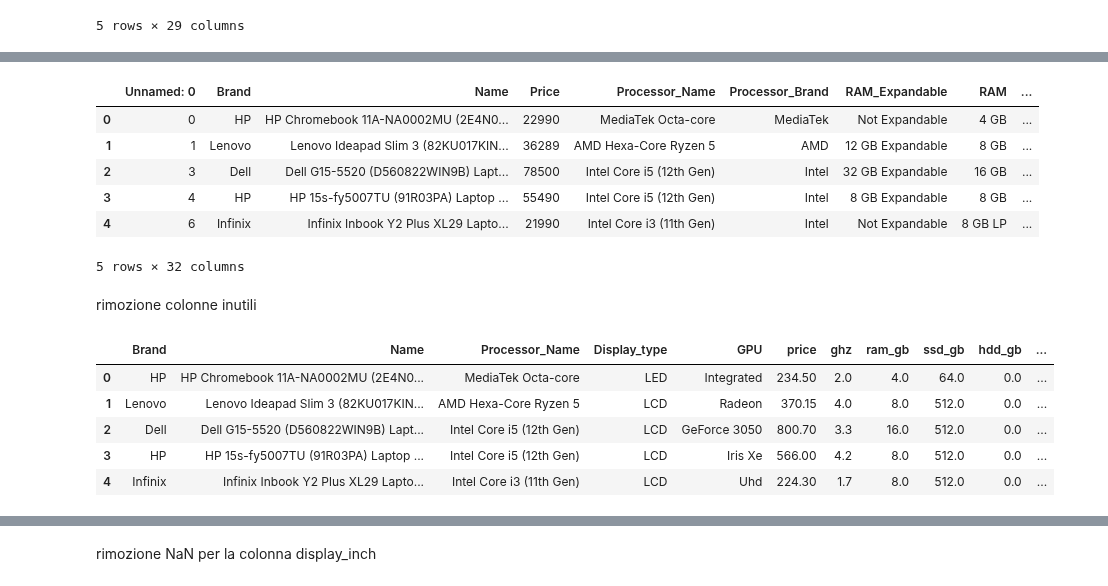
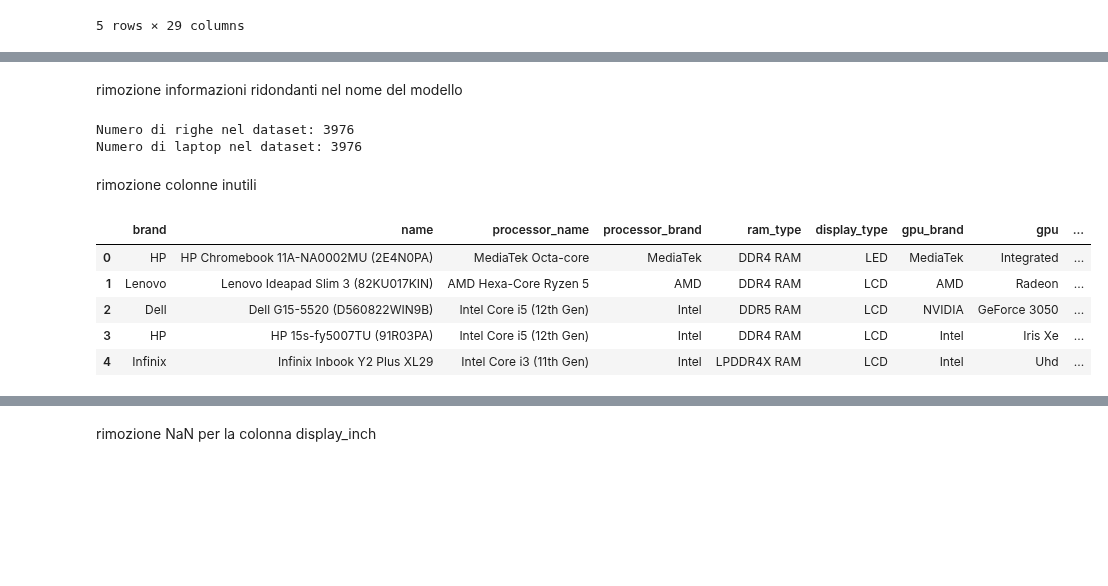
Before and after one commit to AlessandroPieragostini/Data-Science, a Jupyter notebook: Chatbot/dataset/dataset_etl.ipynb, the cells around one changed output, grey strips where cells are left out. Saved outputs shown, nothing was run; the diff lists cells and outputs as text; code cells hidden in the pictures; blank space fills up the shorter version.

Commit message:
fix etl chatbot - rimozione info aggiuntive nel nome - uniformati i nomi delle colonne - inserimento -1 al posto dei NaN in Battery_Life

```diff
--- a/Chatbot/dataset/dataset_etl.ipynb
+++ b/Chatbot/dataset/dataset_etl.ipynb
@@ -44,3 +54,5 @@ dtype: int64
+# %%
+df['Battery_Life'] = df['Battery_Life'].fillna(-1)
 # %% [markdown]
 rimozione NaN per la colonna GPU
 # %%
@@ -285,31 +295,38 @@ standardizzazione nel caso ci fossero stesse categorie ma con maiuscole o minusc
-# %%
-df['processor_brand'] = df['Processor_Brand'].str.lower()
-df['gpu_brand']       = df['GPU_Brand'].str.lower()
-df['ram_type']        = df['RAM_TYPE'].str.upper()
-
-df.head()
-# %% [output]
-|  | Unnamed: 0 | Brand | Name | Price | Processor_Name | Processor_Brand | RAM_Expandable | RAM | ... |
-| 0 | 0 | HP | HP Chromebook 11A-NA0002MU (2E4N0... | 22990 | MediaTek Octa-core | MediaTek | Not Expandable | 4 GB | ... |
-| 1 | 1 | Lenovo | Lenovo Ideapad Slim 3 (82KU017KIN... | 36289 | AMD Hexa-Core Ryzen 5 | AMD | 12 GB Expandable | 8 GB | ... |
-| 2 | 3 | Dell | Dell G15-5520 (D560822WIN9B) Lapt... | 78500 | Intel Core i5 (12th Gen) | Intel | 32 GB Expandable | 16 GB | ... |
-| 3 | 4 | HP | HP 15s-fy5007TU (91R03PA) Laptop ... | 55490 | Intel Core i5 (12th Gen) | Intel | 8 GB Expandable | 8 GB | ... |
-| 4 | 6 | Infinix | Infinix Inbook Y2 Plus XL29 Lapto... | 21990 | Intel Core i3 (11th Gen) | Intel | Not Expandable | 8 GB LP | ... |
-5 rows × 32 columns
+# %% [markdown]
+rimozione informazioni ridondanti nel nome del modello
+# %%
+num_righe = df.shape[0]
+print(f"Numero di righe nel dataset: {num_righe}")
+
+count_laptop = df['Name'].str.contains('Laptop', case=False, na=False).sum()
+print(f"Numero di laptop nel dataset: {count_laptop}")
+# %% [output]
+Numero di righe nel dataset: 3976
+Numero di laptop nel dataset: 3976
+# %%
+df['Name'] = df['Name'].str.split('Laptop', n=1).str[0]
+df['Name'] = df['Name'].str.split('Ultrabook', n=1).str[0]
 # %% [markdown]
 rimozione colonne inutili
 # %%
-df_clean = df.drop(['Unnamed: 0','Price','price_eur','Ghz','RAM','SSD','HDD','GPU','Display','Adapter','Battery_Life','RAM_Expandable','Processor_Brand','GPU_Brand','RAM_TYPE'], axis=1)
-df_clean.rename(columns={'gpu_standard': 'GPU'},
+df_clean = df.drop(['Unnamed: 0','Price','price_eur','Ghz','RAM','SSD','HDD','GPU','Display','Adapter','Battery_Life','RAM_Expandable'], axis=1)
+df_clean.rename(columns={'gpu_standard': 'gpu',
+                         'Processor_Brand': 'processor_brand',
+                         'GPU_Brand': 'gpu_brand',
+                         'RAM_TYPE': 'ram_type',
+                         'Processor_Name': 'processor_name',
+                         'Name': 'name',
+                         'Brand': 'brand',
+                         'Display_type': 'display_type',},
           inplace=True)
 df_clean.head()
 # %% [output]
-|  | Brand | Name | Processor_Name | Display_type | GPU | price | ghz | ram_gb | ssd_gb | hdd_gb | ... |
-| 0 | HP | HP Chromebook 11A-NA0002MU (2E4N0... | MediaTek Octa-core | LED | Integrated | 234.50 | 2.0 | 4.0 | 64.0 | 0.0 | ... |
-| 1 | Lenovo | Lenovo Ideapad Slim 3 (82KU017KIN... | AMD Hexa-Core Ryzen 5 | LCD | Radeon | 370.15 | 4.0 | 8.0 | 512.0 | 0.0 | ... |
-| 2 | Dell | Dell G15-5520 (D560822WIN9B) Lapt... | Intel Core i5 (12th Gen) | LCD | GeForce 3050 | 800.70 | 3.3 | 16.0 | 512.0 | 0.0 | ... |
-| 3 | HP | HP 15s-fy5007TU (91R03PA) Laptop ... | Intel Core i5 (12th Gen) | LCD | Iris Xe | 566.00 | 4.2 | 8.0 | 512.0 | 0.0 | ... |
-| 4 | Infinix | Infinix Inbook Y2 Plus XL29 Lapto... | Intel Core i3 (11th Gen) | LCD | Uhd | 224.30 | 1.7 | 8.0 | 512.0 | 0.0 | ... |
+|  | brand | name | processor_name | processor_brand | ram_type | display_type | gpu_brand | gpu | ... |
+| 0 | HP | HP Chromebook 11A-NA0002MU (2E4N0PA) | MediaTek Octa-core | MediaTek | DDR4 RAM | LED | MediaTek | Integrated | ... |
+| 1 | Lenovo | Lenovo Ideapad Slim 3 (82KU017KIN) | AMD Hexa-Core Ryzen 5 | AMD | DDR4 RAM | LCD | AMD | Radeon | ... |
+| 2 | Dell | Dell G15-5520 (D560822WIN9B) | Intel Core i5 (12th Gen) | Intel | DDR5 RAM | LCD | NVIDIA | GeForce 3050 | ... |
+| 3 | HP | HP 15s-fy5007TU (91R03PA) | Intel Core i5 (12th Gen) | Intel | DDR4 RAM | LCD | Intel | Iris Xe | ... |
+| 4 | Infinix | Infinix Inbook Y2 Plus XL29 | Intel Core i3 (11th Gen) | Intel | LPDDR4X RAM | LCD | Intel | Uhd | ... |
 # %%
 print(df_clean.isna().sum())
 # %% [output]
```
Also changed, not shown: parts of 14 cells of this notebook, 1 other file.
